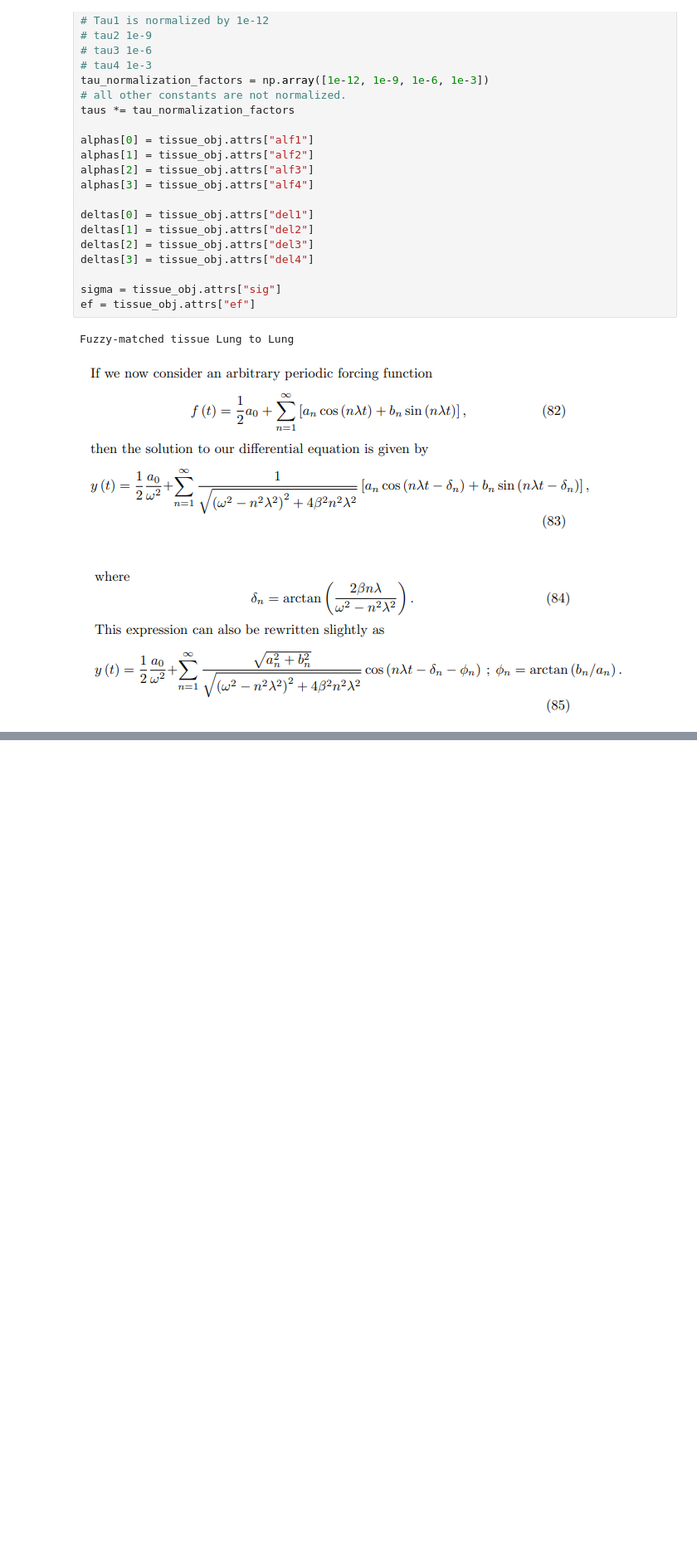
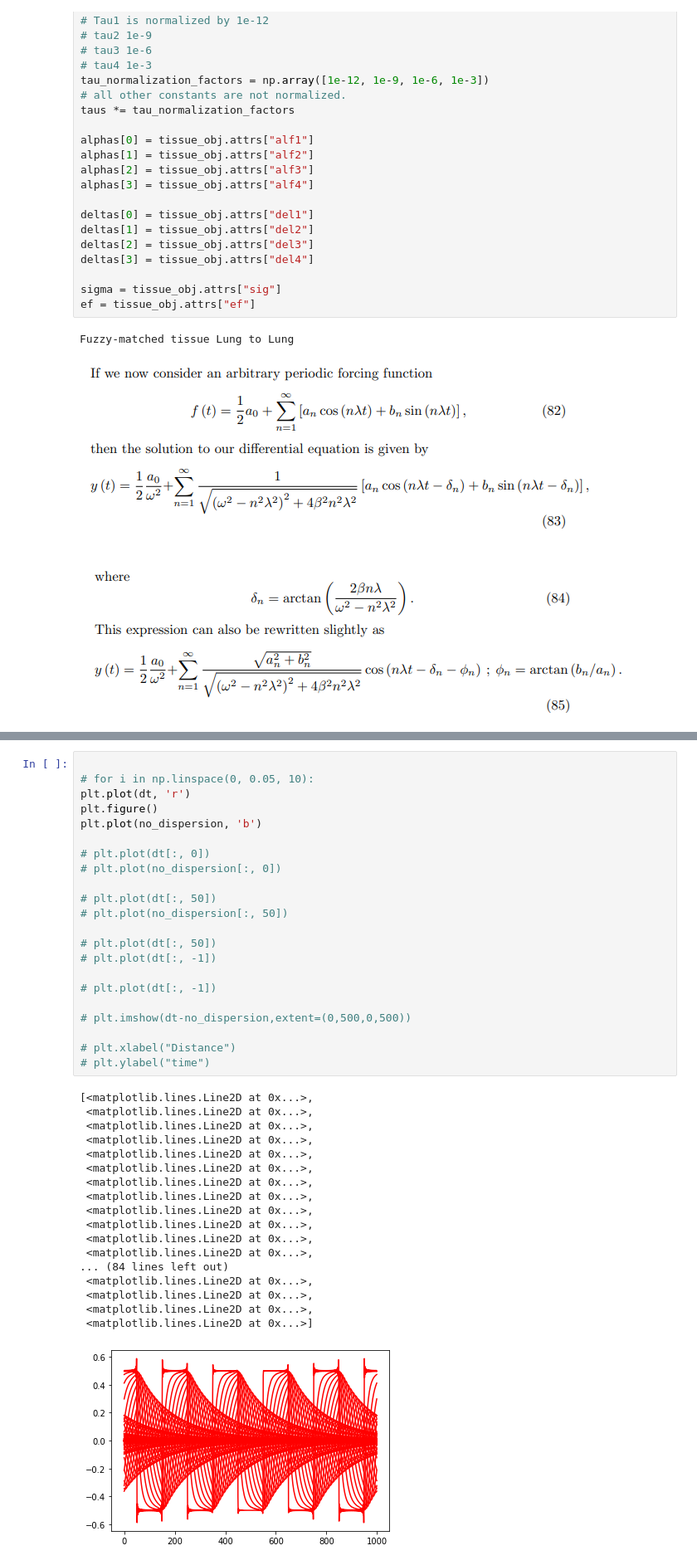
Before and after one commit to 0xDBFB7/covidinator, a Jupyter notebook: documents/pseudo_soliton_simplified.ipynb, the cells around one changed output, grey strips where cells are left out. Shown at 83% size. Saved outputs shown, nothing was run; the diff lists cells and outputs as text; blank space fills up the shorter version.

```diff
--- a/documents/pseudo_soliton_simplified.ipynb
+++ b/documents/pseudo_soliton_simplified.ipynb
@@ -155,0 +182,41 @@ ValueError: operands could not be broadcast together with shapes (98,) (99,) (98
+# %%
+
+# for i in np.linspace(0, 0.05, 10):
+plt.plot(dt, 'r')
+plt.figure()
+plt.plot(no_dispersion, 'b')
+
+# plt.plot(dt[:, 0])
+# plt.plot(no_dispersion[:, 0])
+
+# plt.plot(dt[:, 50])
+# plt.plot(no_dispersion[:, 50])
+
+# plt.plot(dt[:, 50])
+# plt.plot(dt[:, -1])
+
+# plt.plot(dt[:, -1])
+
+# plt.imshow(dt-no_dispersion,extent=(0,500,0,500))
+
+# plt.xlabel("Distance")
+# plt.ylabel("time")
+# %% [output]
+[<matplotlib.lines.Line2D at 0x...>,
+ <matplotlib.lines.Line2D at 0x...>,
+ <matplotlib.lines.Line2D at 0x...>,
+ <matplotlib.lines.Line2D at 0x...>,
+ <matplotlib.lines.Line2D at 0x...>,
+ <matplotlib.lines.Line2D at 0x...>,
+ <matplotlib.lines.Line2D at 0x...>,
+ <matplotlib.lines.Line2D at 0x...>,
+ <matplotlib.lines.Line2D at 0x...>,
+ <matplotlib.lines.Line2D at 0x...>,
+ <matplotlib.lines.Line2D at 0x...>,
+ <matplotlib.lines.Line2D at 0x...>,
+... (84 lines left out)
+ <matplotlib.lines.Line2D at 0x...>,
+ <matplotlib.lines.Line2D at 0x...>,
+ <matplotlib.lines.Line2D at 0x...>,
+ <matplotlib.lines.Line2D at 0x...>]
+[figure, added]
```
Also changed, not shown: parts of 8 cells of this notebook, 9 other files.
